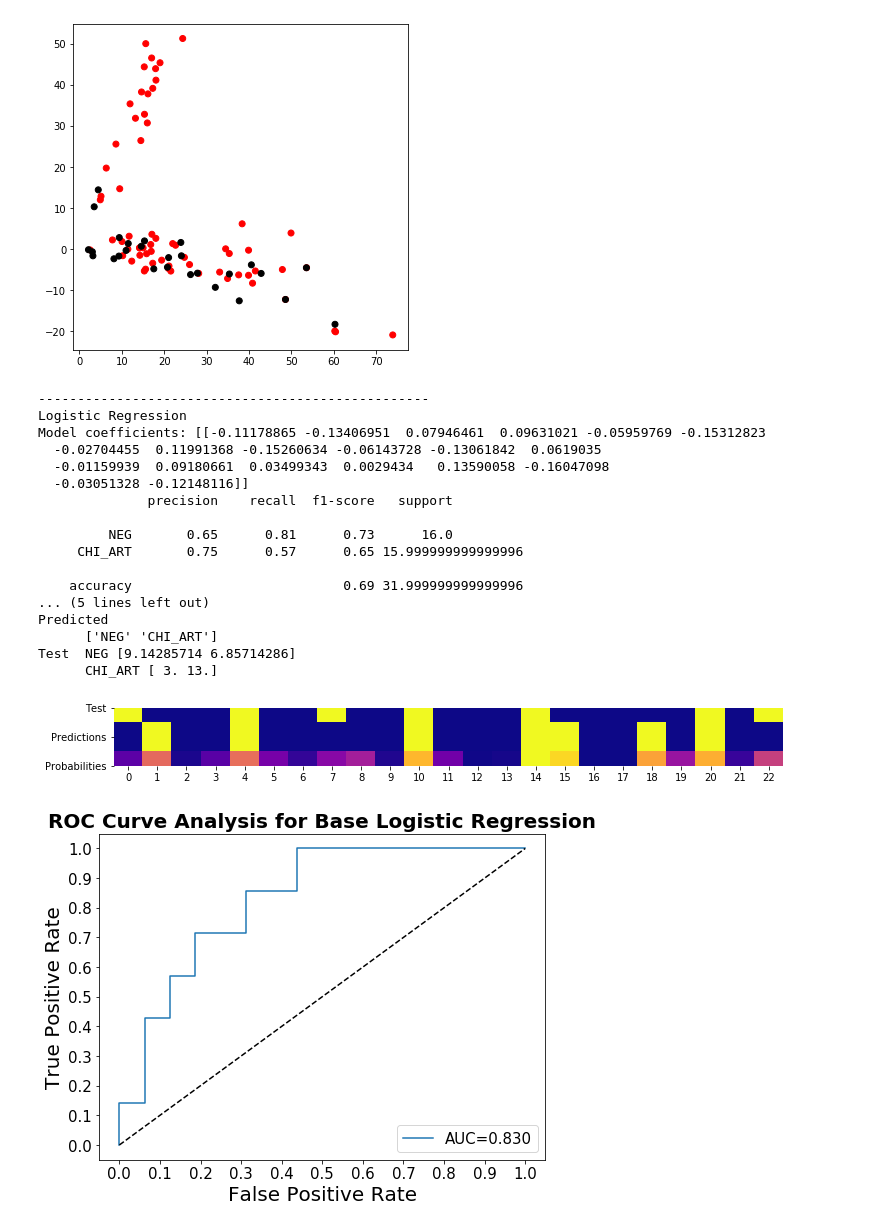
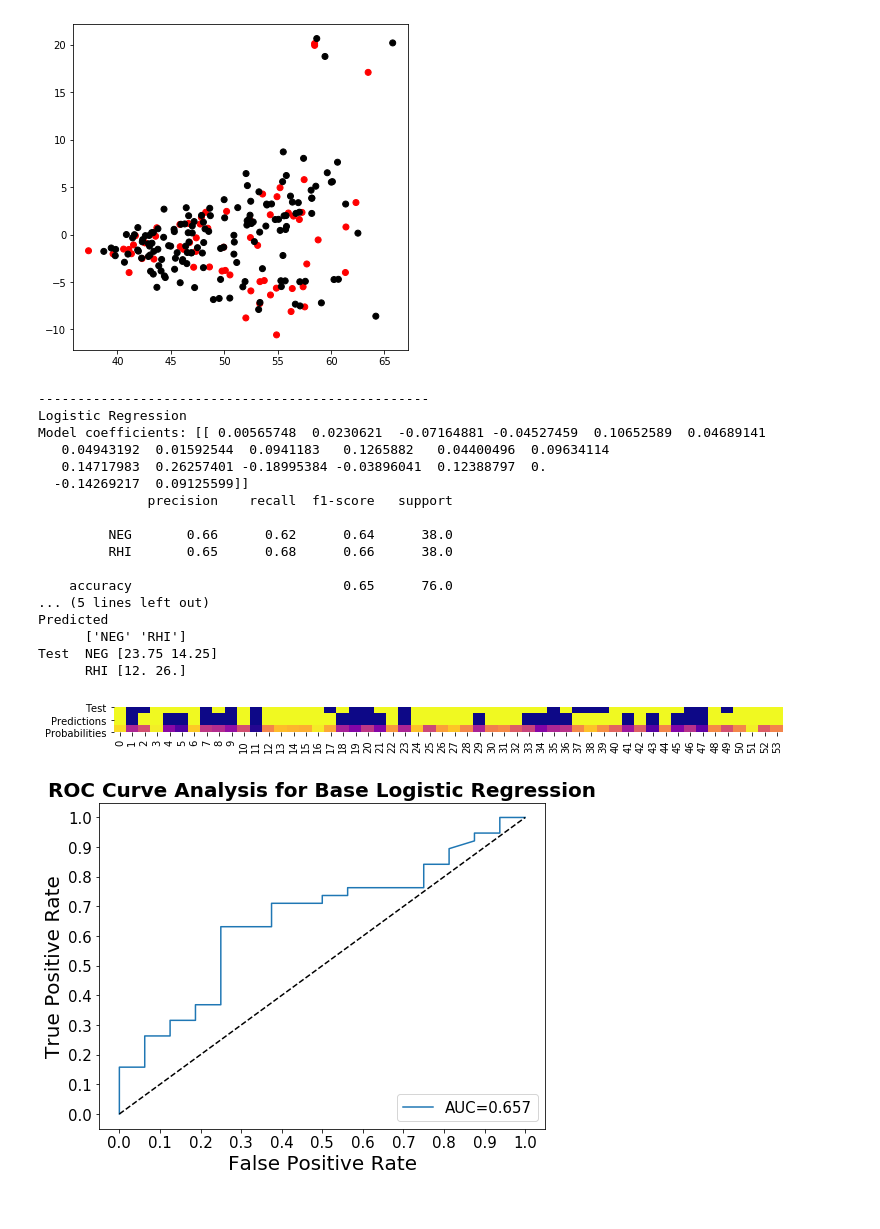
Before and after one commit to jacknicoludis/HIVClassifier, a Jupyter notebook: project_files/HIVClassifier.ipynb, the cells around one changed output. Saved outputs shown, nothing was run; the diff lists cells and outputs as text; code cells hidden in the pictures.

```diff
--- a/project_files/HIVClassifier.ipynb
+++ b/project_files/HIVClassifier.ipynb
@@ -13,68 +57,30 @@ tax_files = ['data_files/group1/osu_taxonomy.txt',
              'data_files/group2/osu_taxonomy.txt',
              'data_files/group3/osu_taxonomy.txt']
 
-#File containing meta-deta, must have:
-# "Group" - the label data
-# "Run accession" - the Sample ID that is in the OSU_abundances files
 meta_file = 'data_files/HIV_acquisition_metadata.csv'
 
-#Specify the type of normalization
-# clr - centered log-ratio
-# tss - total sum scaling
-# css - cumulative sum scaling
+groups = ['NEG','RHI'] #CHI_ART, CHI_noART
+
+levelup = 'genus'
+
 norm_type = 'clr'
 
-#Specify whether to level the abundances up a level in phylogeny
-# genus, family, order, phylum, None
-levelup = None
-
-#Specify groups to compare (only binary classification)
-# NEG - negative
-# RHI - recently HIV infected
-# CHI_ART - chronically HIV infected, on ARTs
-# CHI_noART - chronically HIV infected, not on ARTs
-groups = ['NEG', 'CHI_ART']
-
-#specify how to reduce the feature number
-#zscore - sorted by Z-score
-#corr - Correlation with labels
-#diff - sorted by difference in mean abundance
-#svd - SVD-Truncate
-#None - No dimensionality reduction
 feat_reduction = 'svd'
 
-#Number of components
-#Works when feature_reduction is not None
 ncomp = 20 #integer
 
-#specify the test fraction
 test_frac = 0.25
 
-#specify the classification model
-#lg - logistic regression
-#rf - random forest
-#xg - XGBoost
-#all - all three
 model = 'all'
 
-#specify whether to make PCA plot
 plot_pca = True
 
-#specify whether to plot Learning Curve
 plot_lc = True
 
-#specify whether to make abundance plots for top features
 plot_ab_comp = True
 
-#Abundance cutoff
-cutoff=0.001
+cutoff=0.0001
 
-#scorer selection
-#f1_score
-#fbeta_score
-#precision_score
-#recall_score
-#roc_auc_score
 scorer = make_scorer(recall_score)
 
 
@@ -105,20 +111,20 @@ Comparing the following groups: ['NEG' 'CHI_ART']
-[figure, old version]
+[figure, new version]
 --------------------------------------------------
 Logistic Regression
-Model coefficients: [[-0.11178865 -0.13406951  0.07946461  0.09631021 -0.05959769 -0.15312823
-  -0.02704455  0.11991368 -0.15260634 -0.06143728 -0.13061842  0.0619035
-  -0.01159939  0.09180661  0.03499343  0.0029434   0.13590058 -0.16047098
-  -0.03051328 -0.12148116]]
+Model coefficients: [[ 0.00565748  0.0230621  -0.07164881 -0.04527459  0.10652589  0.04689141
+   0.04943192  0.01592544  0.0941183   0.1265882   0.04400496  0.09634114
+   0.14717983  0.26257401 -0.18995384 -0.03896041  0.12388797  0.
+  -0.14269217  0.09125599]]
               precision    recall  f1-score   support
 
-         NEG       0.65      0.81      0.73      16.0
-     CHI_ART       0.75      0.57      0.65 15.999999999999996
+         NEG       0.66      0.62      0.64      38.0
+         RHI       0.65      0.68      0.66      38.0
 
-    accuracy                           0.69 31.999999999999996
+    accuracy                           0.65      76.0
 ... (5 lines left out)
 Predicted
-      ['NEG' 'CHI_ART']
-Test  NEG [9.14285714 6.85714286]
-      CHI_ART [ 3. 13.]
+      ['NEG' 'RHI']
+Test  NEG [23.75 14.25]
+      RHI [12. 26.]
-[figure, old version]
+[figure, new version]
-[figure, old version]
+[figure, new version]
```
Also changed, not shown: parts of 2 cells of this notebook, 4 other files.
